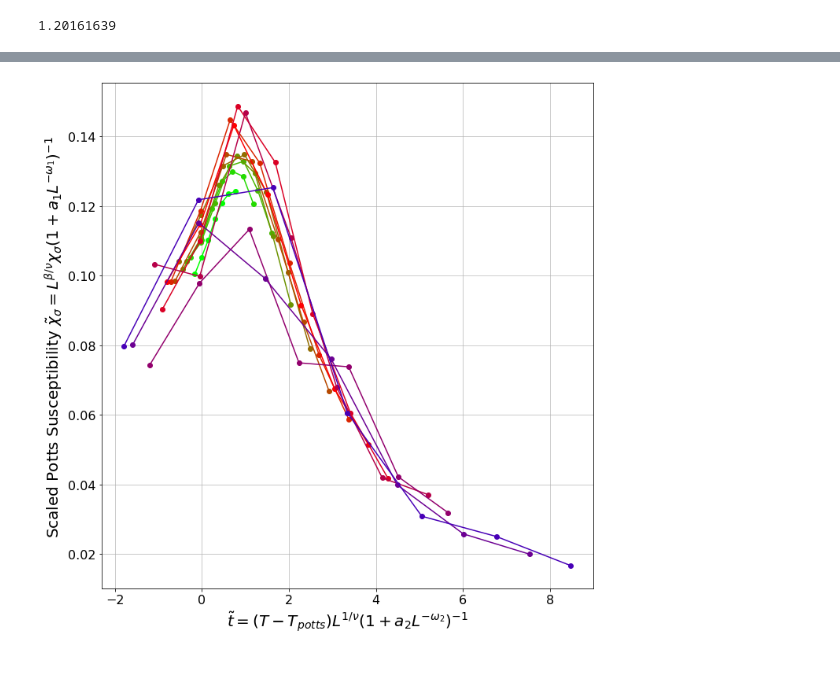
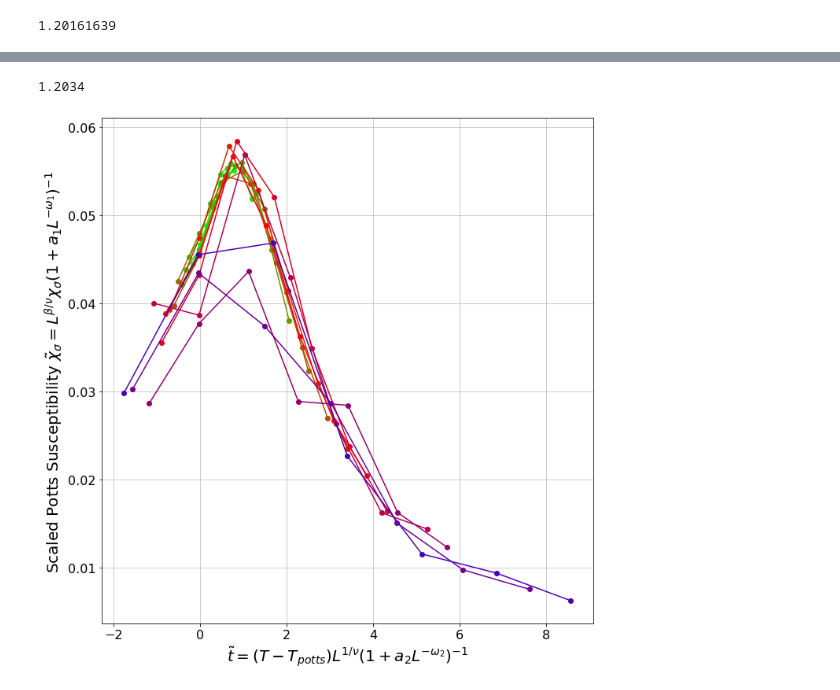
Before and after one commit to Orth-Research/Potts-XY, a Jupyter notebook: Scaling_Potts.ipynb, the cells around one changed output, grey strips where cells are left out. Drawn from its saved outputs; the diff is of its cells as text; code cells hidden in the pictures.

```diff
--- a/Scaling_Potts.ipynb
+++ b/Scaling_Potts.ipynb
@@ -129,4 +137,8 @@ noisy_auto_scaled_data =scaledata3(ls, rhos, a_arr, da_arr, *testV)
 # %%
+testV = [ 1.20,  2.5,  0.33,  0.15, 0.23, 0.0, 0.0];
+
+noisy_auto_scaled_data =scaledata3(ls, rhos, a_arr, da_arr, *testV)
+
 if True:
 
     #fig, ax = plt.subplots(1,figsize=(15,10))
@@ -233,6 +246,8 @@ elif scale == 0:
 # %% [output]
 1.20161639
 # %%
+test_V = [1.20, 1.25, -0.18,  0.13,  0.15,  0.19,  0.15]
+noisy_auto_scaled_data =scaledata3(ls, rhos, a_arr, da_arr, *test_V);
 if True:
 
     #fig, ax = plt.subplots(1,figsize=(15,10))
@@ -277,6 +293,7 @@ flat_temp = []
 ind = chi_ind  #here choose your fit
 scaleC = 1
 tstart = 1.20
+prelim_x_p = data[-1][0]
 uind = np.argmin(np.absolute(prelim_x_p - tstart))
 rhos = np.array(data[-1][0])[uind:]
 
@@ -323,7 +340,7 @@ if 0:
     da_arr = np.array(da_arr)
     rhos = np.array(flat_temp[0])
 
-scale = 0
+scale = 3
 
 if scale == 3:
     init_guess = [1.2, 5/6, 13/9, 0.1, 0.1, 0.1, 0.1]
@@ -368,7 +385,7 @@ elif scale == 1:
 
 elif scale == 0:
 
-    init_guess = [1.20348593, 0.94384007, 1.33891034, 0.10150177, 0.10349202, 0.09839144, 0.09746544]
+    init_guess = [1.20, 0.94384007, 1.45, 0.10150177, 0.10349202, 0.09839144, 0.09746544]
     #init_guess = [1.203, 0.95, 13/9, 0.1, 0.1, 0.1, 0.1]
 
     noisy_auto_scaled_data =scaledata3(ls, rhos, a_arr, da_arr, *init_guess)
@@ -377,35 +418,43 @@ elif scale == 0:
 # %%
+test_V = [1.2034, 0.943, 1.44, 0.11, 0.93, 0.1, 0.1]
+#init_guess = [1.203, 0.95, 13/9, 0.1, 0.1, 0.1, 0.1]
+
+#noisy_auto_scaled_data =scaledata3(ls, rhos, a_arr, da_arr, *noisy_ret['x'])
+noisy_auto_scaled_data =scaledata3(ls, rhos, a_arr, da_arr, *test_V)
+
+
 if True:
 
     #fig, ax = plt.subplots(1,figsize=(15,10))
     fig, ax = plt.subplots( figsize = (10,10))
     #fig.set_size_inches(12,6)
     #fig.set_dpi(100)
 
     #specific heat
     for i in range(len(N_list)):
         #y_val = (N_list[i]**(2*scale))*data_thermo[i][:,ind]
         #x_val = range_x[0]
         y_val = (noisy_auto_scaled_data.y.T)[:,i]
         x_val = (noisy_auto_scaled_data.x.T)[:,i]
         ax.plot(x_val, y_val, marker ='o', linestyle = '-', color=colors_size[i])
 
     ax.set_xlabel(r"$\tilde{t} = (T - T_{potts})L^{1/\nu} (1 + a_2 L^{-\omega_2})^{-1}$", fontsize=20);
     ax.set_ylabel(r'Scaled Potts Susceptibility $\tilde{\chi}_{\sigma} = L^{\beta/\nu} \chi_{\sigma} (1 + a_1 L^{-\omega_1})^{-1}$ ', fontsize=20);
 
 
     #do the legend and append at the end
     patches_lg = []
     for i in range(len(N_list)):
         patches_lg.append(patches.Patch(color=colors_size[i], label='L='+str(int(N_list[i]))))
     #ax.legend(handles=patches_lg, loc='upper right', bbox_to_anchor=(0.98,0.95), ncol=1,fontsize = 20)
     ax.grid(which='major', axis='both', linestyle='-', alpha = 0.8)
     ax.grid(which='minor', axis='both', linestyle='-', alpha = 0.3)
     ax.tick_params(axis='both', which='major', labelsize=16)
 
     fig.tight_layout()
 
     plt.savefig('./scaledSusc.png', format='png', dpi = 100, bbox_inches='tight')
     plt.show()
 # %% [output]
+1.2034
-[figure, old version]
+[figure, new version]
```
Also changed, not shown: parts of 7 cells of this notebook, 5 other files.
